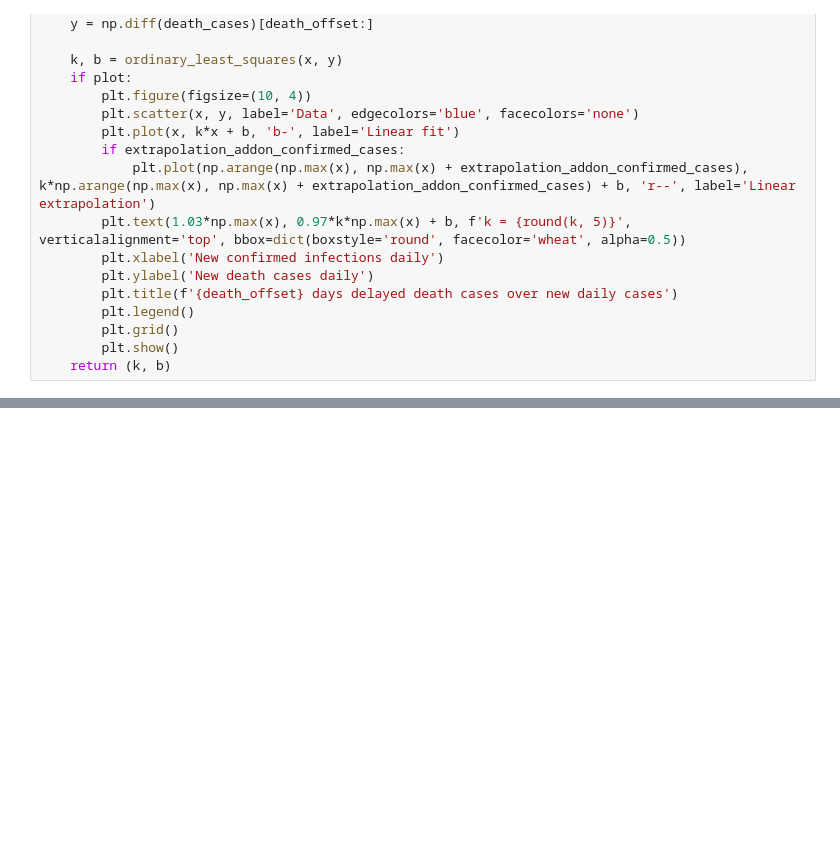
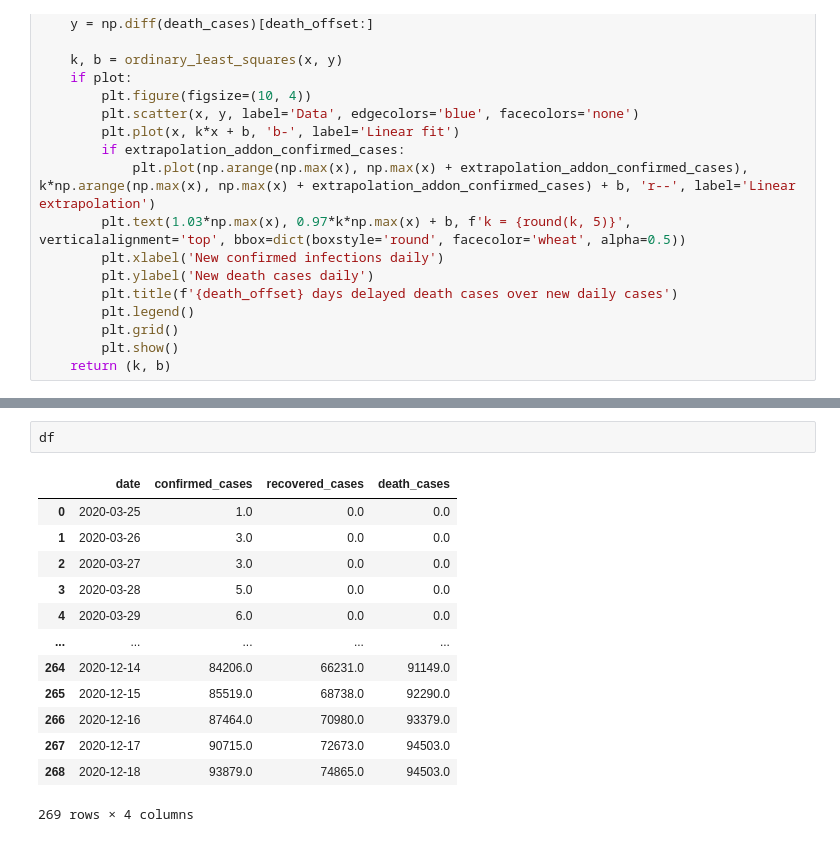
Before and after one commit to Nimisha-Singh/covid-19, a Jupyter notebook: sandbox/01-Exploring-Mortality.ipynb, the cells around one changed output, grey strips where cells are left out. Saved outputs shown, nothing was run; the diff lists cells and outputs as text; blank space fills up the shorter version.

```diff
--- a/sandbox/01-Exploring-Mortality.ipynb
+++ b/sandbox/01-Exploring-Mortality.ipynb
@@ -129,0 +155,16 @@ k, b = fit(confirmed_cases=df_oct.confirmed_cases, death_cases=df_oct.death_case
+# %%
+df
+# %% [output]
+|  | date | confirmed_cases | recovered_cases | death_cases |
+| 0 | 2020-03-25 | 1.0 | 0.0 | 0.0 |
+| 1 | 2020-03-26 | 3.0 | 0.0 | 0.0 |
+| 2 | 2020-03-27 | 3.0 | 0.0 | 0.0 |
+| 3 | 2020-03-28 | 5.0 | 0.0 | 0.0 |
+| 4 | 2020-03-29 | 6.0 | 0.0 | 0.0 |
+| ... | ... | ... | ... | ... |
+| 264 | 2020-12-14 | 84206.0 | 66231.0 | 91149.0 |
+| 265 | 2020-12-15 | 85519.0 | 68738.0 | 92290.0 |
+| 266 | 2020-12-16 | 87464.0 | 70980.0 | 93379.0 |
+| 267 | 2020-12-17 | 90715.0 | 72673.0 | 94503.0 |
+| 268 | 2020-12-18 | 93879.0 | 74865.0 | 94503.0 |
+269 rows × 4 columns
```
Also changed, not shown: parts of 8 cells of this notebook, 14 other files.
